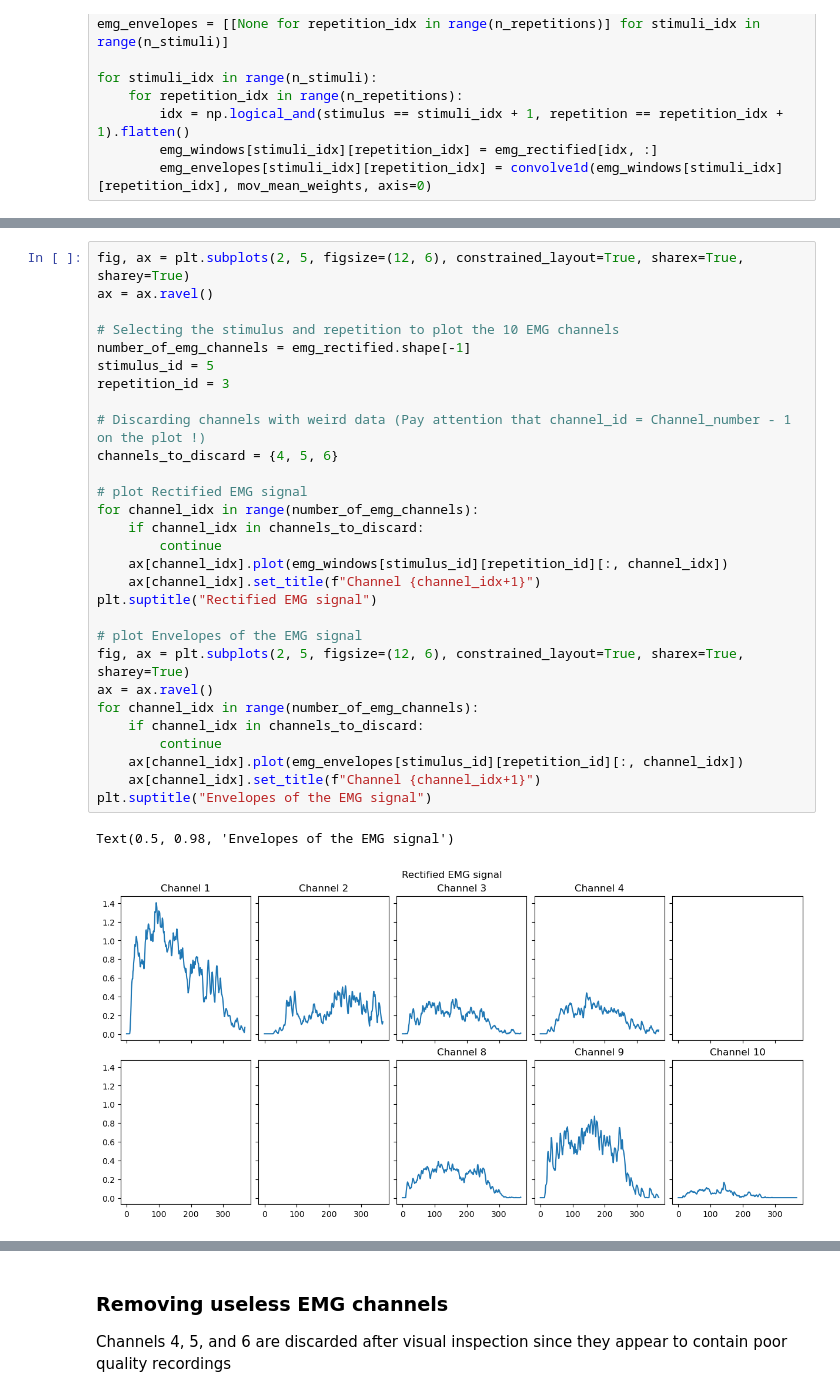
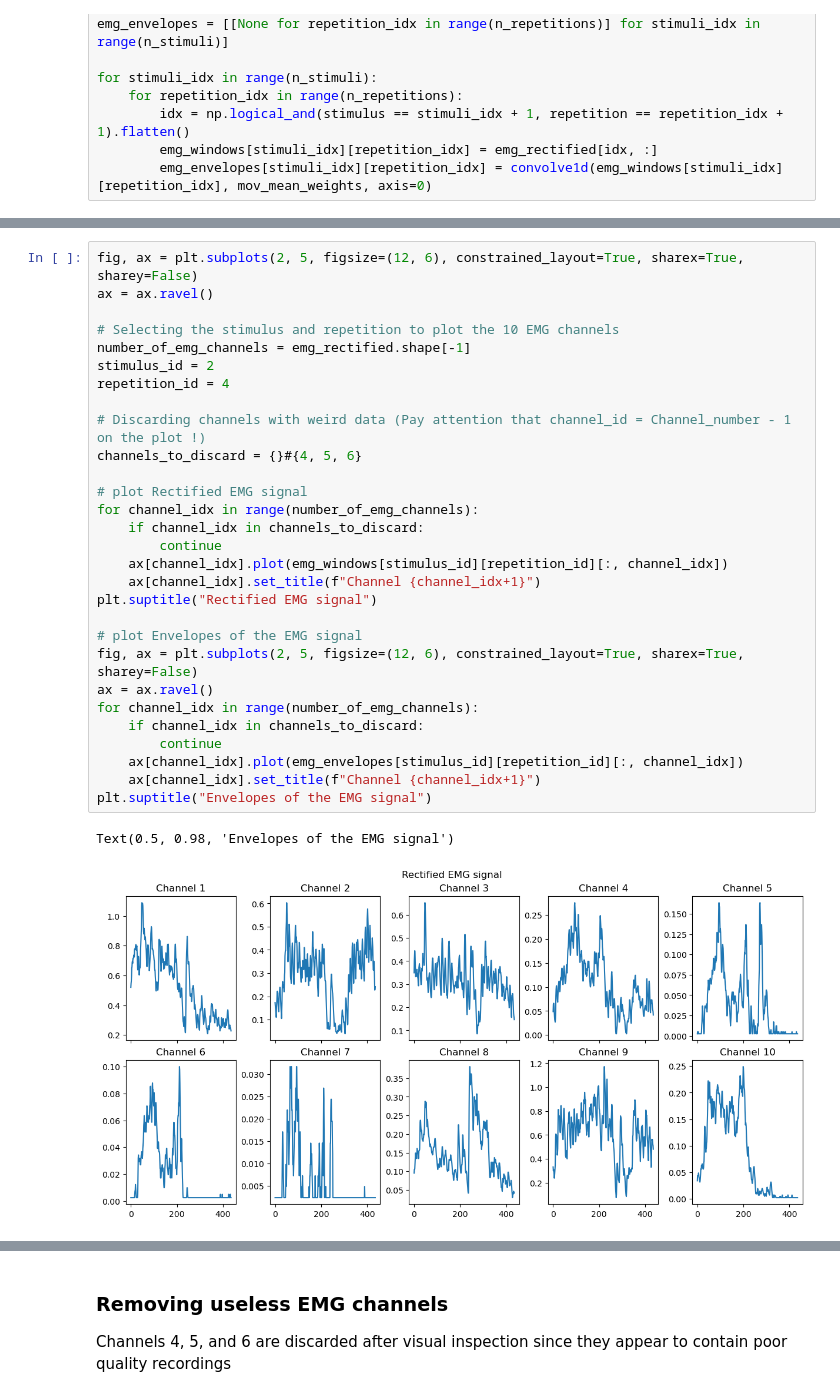
Before and after one commit to AlexisCogne/NSSP_projects, a Jupyter notebook: Project_2_EMG/part_1_Alexis.ipynb, the cells around one changed output, grey strips where cells are left out. Drawn from its saved outputs; the diff is of its cells as text.

```diff
--- a/Project_2_EMG/part_1_Alexis.ipynb
+++ b/Project_2_EMG/part_1_Alexis.ipynb
@@ -112,32 +149,32 @@ for stimuli_idx in range(n_stimuli):
 # %%
-fig, ax = plt.subplots(2, 5, figsize=(12, 6), constrained_layout=True, sharex=True, sharey=True)
+fig, ax = plt.subplots(2, 5, figsize=(12, 6), constrained_layout=True, sharex=True, sharey=False)
 ax = ax.ravel()
 
 # Selecting the stimulus and repetition to plot the 10 EMG channels
 number_of_emg_channels = emg_rectified.shape[-1]
-stimulus_id = 5
-repetition_id = 3
+stimulus_id = 2
+repetition_id = 4
 
 # Discarding channels with weird data (Pay attention that channel_id = Channel_number - 1 on the plot !)
-channels_to_discard = {4, 5, 6}
+channels_to_discard = {}#{4, 5, 6}
 
 # plot Rectified EMG signal
 for channel_idx in range(number_of_emg_channels):
     if channel_idx in channels_to_discard:
         continue
     ax[channel_idx].plot(emg_windows[stimulus_id][repetition_id][:, channel_idx])
     ax[channel_idx].set_title(f"Channel {channel_idx+1}")
 plt.suptitle("Rectified EMG signal")
 
 # plot Envelopes of the EMG signal
-fig, ax = plt.subplots(2, 5, figsize=(12, 6), constrained_layout=True, sharex=True, sharey=True)
+fig, ax = plt.subplots(2, 5, figsize=(12, 6), constrained_layout=True, sharex=True, sharey=False)
 ax = ax.ravel()
 for channel_idx in range(number_of_emg_channels):
     if channel_idx in channels_to_discard:
         continue
     ax[channel_idx].plot(emg_envelopes[stimulus_id][repetition_id][:, channel_idx])
     ax[channel_idx].set_title(f"Channel {channel_idx+1}")
 plt.suptitle("Envelopes of the EMG signal")
 # %% [output]
 Text(0.5, 0.98, 'Envelopes of the EMG signal')
-[figure, old version]
+[figure, new version]
```
Also changed, not shown: parts of 17 cells of this notebook.
